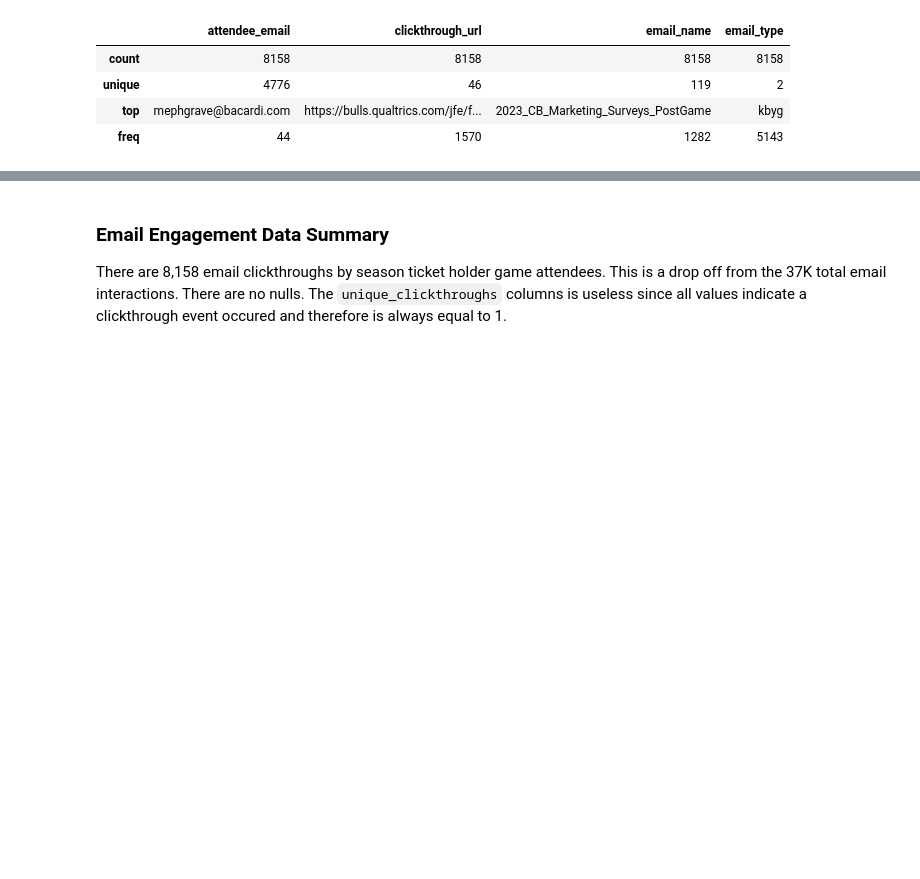
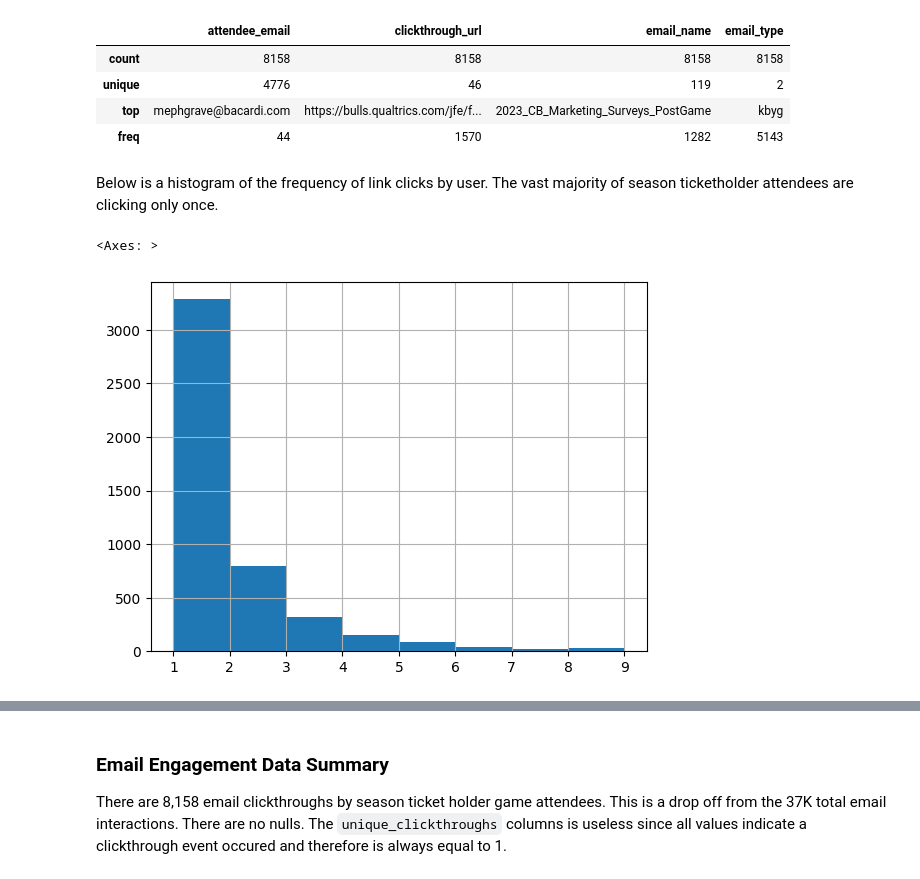
Before and after one commit to mathewj1/acl_spring_24_bulls2, a Jupyter notebook: notebooks/data_eda.ipynb, the cells around one changed output, grey strips where cells are left out. Cells and saved outputs as stored; diff of their text form; code cells hidden in the pictures; blank space fills up the shorter version.

```diff
--- a/notebooks/data_eda.ipynb
+++ b/notebooks/data_eda.ipynb
@@ -255,3 +265,10 @@ df_season_emails.describe(include=['O'])
 | unique | 4776 | 46 | 119 | 2 |
 | top | mephgrave@bacardi.com | https://bulls.qualtrics.com/jfe/f... | 2023_CB_Marketing_Surveys_PostGame | kbyg |
 | freq | 44 | 1570 | 1282 | 5143 |
+# %% [markdown]
+Below is a histogram of the frequency of link clicks by user. The vast majority of season ticketholder attendees are clicking only once.
+# %%
+df_season_emails.groupby("attendee_email").count()['season'].hist(bins = range(1,10))
+# %% [output]
+<Axes: >
+[figure, added]
```
Also changed, not shown: parts of 13 cells of this notebook, 7 other files.
